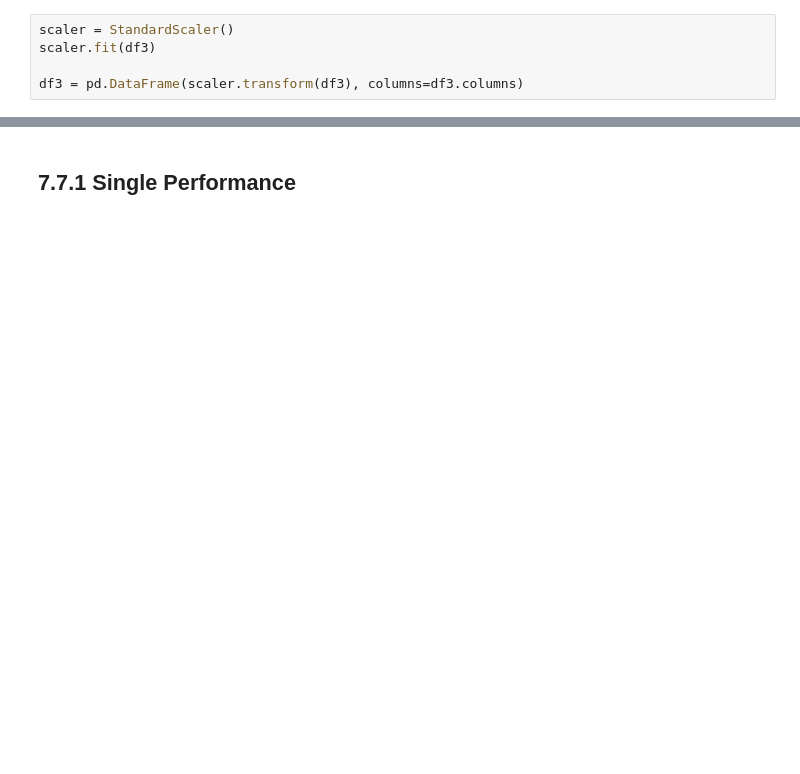
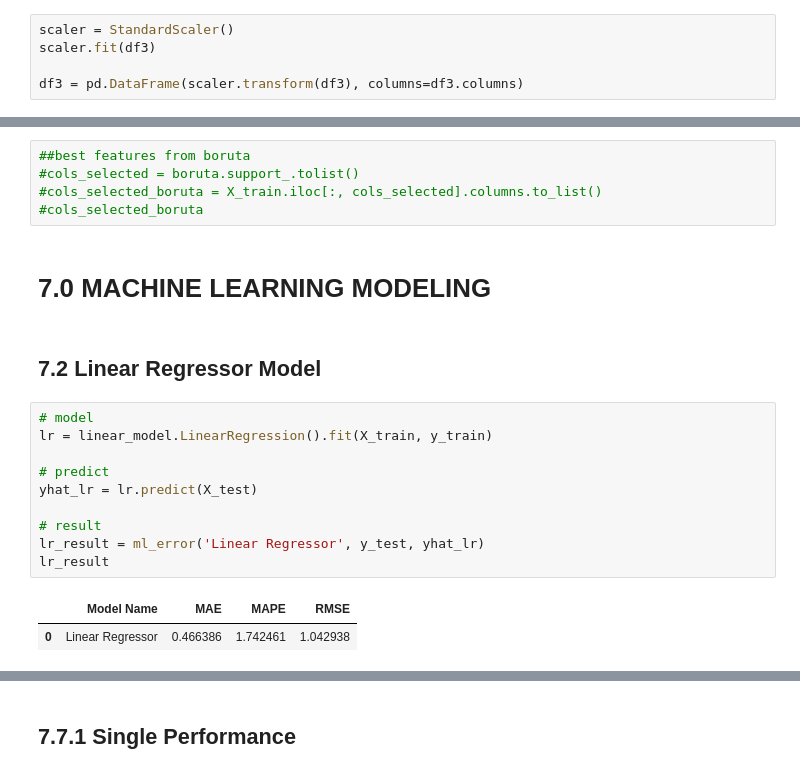
Before and after one commit to marcusbraggion/absenteeism_at_work, a Jupyter notebook: notebooks/absenteeism_at_work.ipynb, the cells around one changed output, grey strips where cells are left out. Cells and saved outputs as stored; diff of their text form; blank space fills up the shorter version.

```diff
--- a/notebooks/absenteeism_at_work.ipynb
+++ b/notebooks/absenteeism_at_work.ipynb
@@ -647,0 +528,22 @@ rf_cv
+# %%
+##best features from boruta
+#cols_selected = boruta.support_.tolist()
+#cols_selected_boruta = X_train.iloc[:, cols_selected].columns.to_list()
+#cols_selected_boruta
+# %% [markdown]
+# 7.0 MACHINE LEARNING MODELING
+# %% [markdown]
+## 7.2 Linear Regressor Model
+# %%
+# model
+lr = linear_model.LinearRegression().fit(X_train, y_train)
+
+# predict
+yhat_lr = lr.predict(X_test)
+
+# result
+lr_result = ml_error('Linear Regressor', y_test, yhat_lr)
+lr_result
+# %% [output]
+|  | Model Name | MAE | MAPE | RMSE |
+| 0 | Linear Regressor | 0.466386 | 1.742461 | 1.042938 |
```
Also changed, not shown: parts of 77 cells of this notebook.
